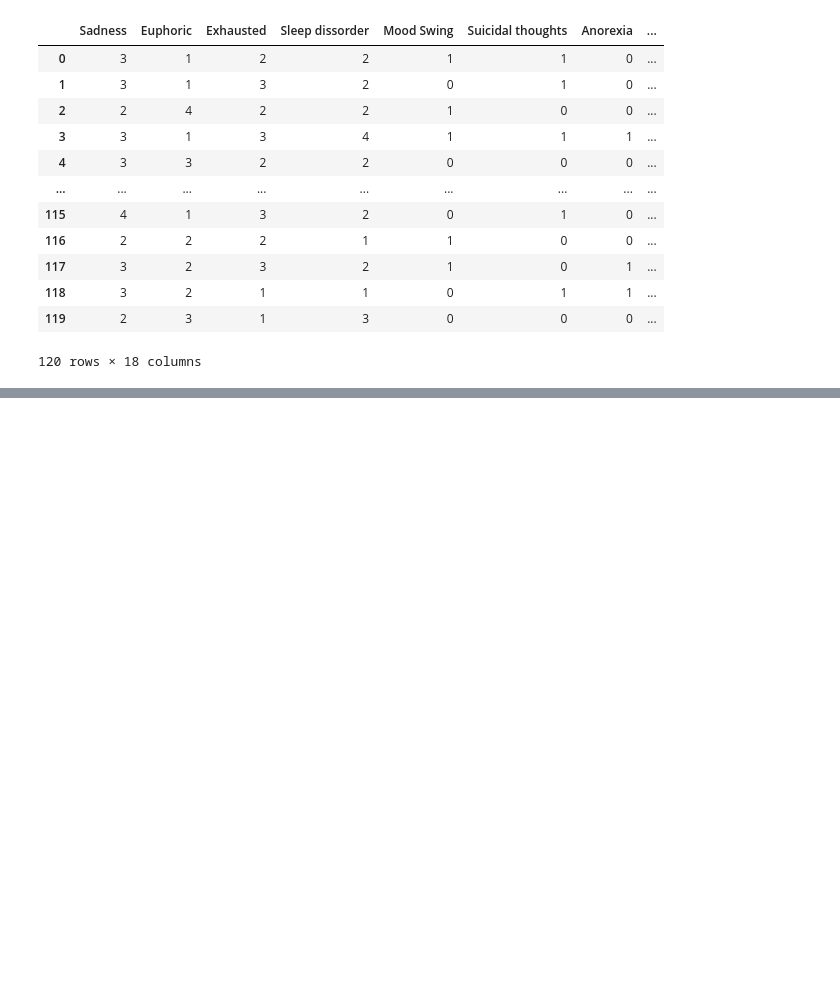
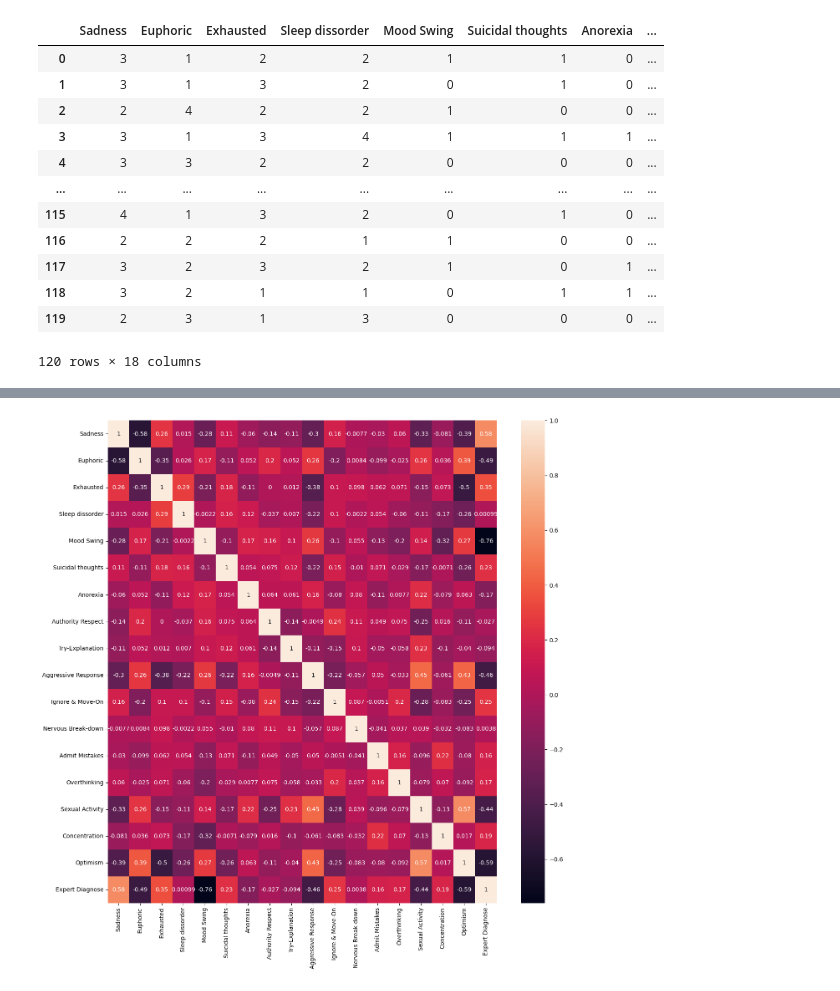
Before and after one commit to dantrainor9/Mental-Health-Diagnostics, a Jupyter notebook: Mental_Health_Diagnostics.ipynb, the cells around one changed output, grey strips where cells are left out. Cells and saved outputs as stored; diff of their text form; code cells hidden in the pictures; blank space fills up the shorter version.

```diff
--- a/Mental_Health_Diagnostics.ipynb
+++ b/Mental_Health_Diagnostics.ipynb
@@ -247,0 +295,3 @@ df
+# %%
+df_diagnosed = df[df['Expert Diagnose'] != 0]
+df_diagnosed
@@ -247,0 +312,6 @@ df
+# %%
+plt.figure(figsize=(15,15))
+corr_diagnosed = df_diagnosed.corr()
+sns.heatmap(data=corr_diagnosed, annot=True);
+# %% [output]
+[figure, added]
```
Also changed, not shown: parts of 8 cells of this notebook.
